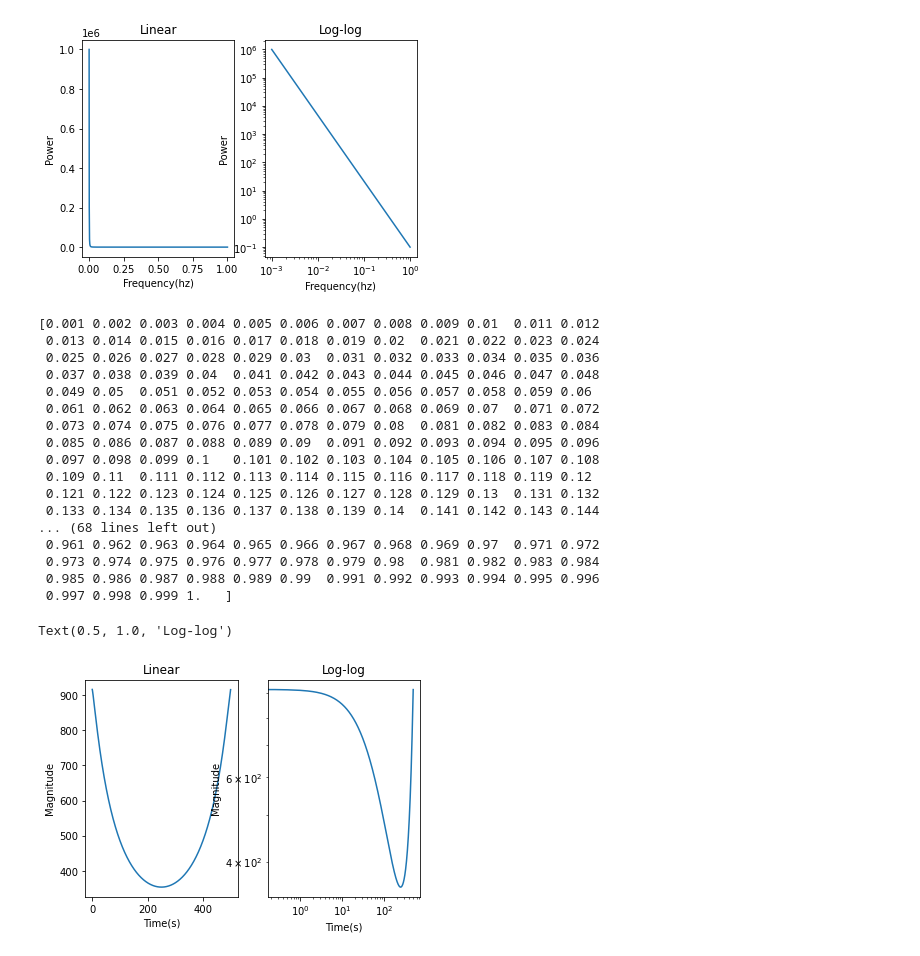
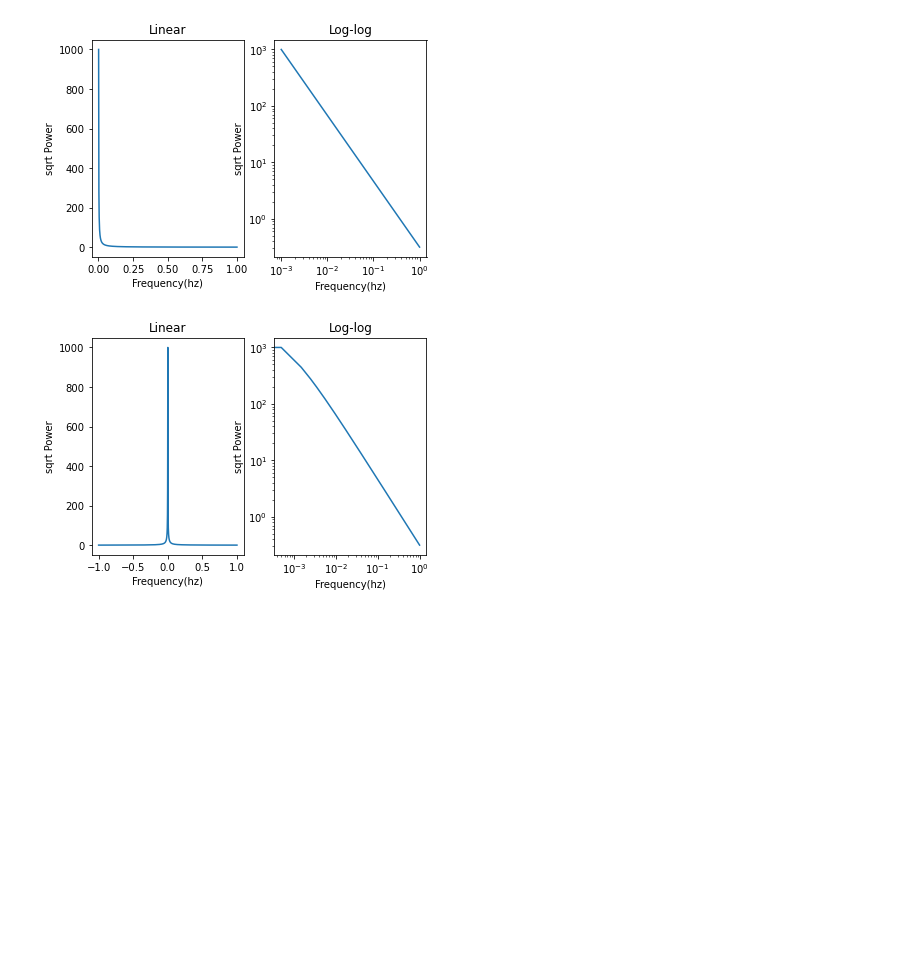
Before and after one commit to jblipper/VERITAS-Summer-Project-2022, a Jupyter notebook: Scripts/FFTs_with_Composition.ipynb, the cells around one changed output. Cells and saved outputs as stored; diff of their text form; code cells hidden in the pictures; blank space fills up the shorter version.

```diff
--- a/Scripts/FFTs_with_Composition.ipynb
+++ b/Scripts/FFTs_with_Composition.ipynb
@@ -197,62 +178,41 @@ compose(t1,y1)
 def P(f):  # model extracted from arXiv:1603.04461v1 figure 3
     return 0.1*f**(-7/3)
 f=np.linspace(0.001,1,1000)
-#f=np.linspace(0.001,1,999999)
-#w=2*np.pi*f
-P=P(f)
-#q=input('0 for linear; 1 for log-log')
-#if q==0:
+P0=P(f)
+rP0=np.sqrt(P0)
+
 plt.subplot(1,2,1)
-#plt.plot(w,P)
-plt.plot(f,P)
+plt.plot(f,rP0)
 plt.title('Linear')
-#plt.xlabel('Angular Frequency(rad/s)')
 plt.xlabel('Frequency(hz)')
-plt.ylabel('Power')
-#if q==1:
+plt.ylabel('sqrt Power')
+
 plt.subplot(1,2,2)
-#plt.loglog(w,P)
-plt.loglog(f,P)
+plt.loglog(f,rP0)
 plt.title('Log-log')
-#plt.xlabel('Angular Frequency(rad/s)')
 plt.xlabel('Frequency(hz)')
-plt.ylabel('Power')
+plt.ylabel('sqrt Power')
 plt.show()
 # %% [output]
-[figure, old version]
+[figure, new version]
 # %%
-#invF(f,P)
-x,y=invF(f,P,output='yes',plot='no')  #inverse fourier transform applied to model
+rP1=[]    #adding imaginary part of frequency domain to model
+for i in range(len(rP0)):
+    rP1.append(rP0[-i-1])
+rP=np.concatenate([rP1,rP0])
+f=np.linspace(-1,1,2000)
+
 plt.subplot(1,2,1)
-plt.plot(x,y)
-plt.xlabel('Time(s)')
-plt.ylabel('Magnitude')
+plt.plot(f,rP)
 plt.title('Linear')
-
-
+plt.xlabel('Frequency(hz)')
+plt.ylabel('sqrt Power')
 
 plt.subplot(1,2,2)
-plt.loglog(x,y)
-plt.xlabel('Time(s)')
-plt.ylabel('Magnitude')
+plt.loglog(f,rP)
 plt.title('Log-log')
+plt.xlabel('Frequency(hz)')
+plt.ylabel('sqrt Power')
+plt.show()
 # %% [output]
-[0.001 0.002 0.003 0.004 0.005 0.006 0.007 0.008 0.009 0.01  0.011 0.012
- 0.013 0.014 0.015 0.016 0.017 0.018 0.019 0.02  0.021 0.022 0.023 0.024
- 0.025 0.026 0.027 0.028 0.029 0.03  0.031 0.032 0.033 0.034 0.035 0.036
- 0.037 0.038 0.039 0.04  0.041 0.042 0.043 0.044 0.045 0.046 0.047 0.048
- 0.049 0.05  0.051 0.052 0.053 0.054 0.055 0.056 0.057 0.058 0.059 0.06
- 0.061 0.062 0.063 0.064 0.065 0.066 0.067 0.068 0.069 0.07  0.071 0.072
- 0.073 0.074 0.075 0.076 0.077 0.078 0.079 0.08  0.081 0.082 0.083 0.084
- 0.085 0.086 0.087 0.088 0.089 0.09  0.091 0.092 0.093 0.094 0.095 0.096
- 0.097 0.098 0.099 0.1   0.101 0.102 0.103 0.104 0.105 0.106 0.107 0.108
- 0.109 0.11  0.111 0.112 0.113 0.114 0.115 0.116 0.117 0.118 0.119 0.12
- 0.121 0.122 0.123 0.124 0.125 0.126 0.127 0.128 0.129 0.13  0.131 0.132
- 0.133 0.134 0.135 0.136 0.137 0.138 0.139 0.14  0.141 0.142 0.143 0.144
-... (68 lines left out)
- 0.961 0.962 0.963 0.964 0.965 0.966 0.967 0.968 0.969 0.97  0.971 0.972
- 0.973 0.974 0.975 0.976 0.977 0.978 0.979 0.98  0.981 0.982 0.983 0.984
- 0.985 0.986 0.987 0.988 0.989 0.99  0.991 0.992 0.993 0.994 0.995 0.996
- 0.997 0.998 0.999 1.   ]
-Text(0.5, 1.0, 'Log-log')
-[figure, old version]
+[figure, new version]
```
Also changed, not shown: parts of 5 cells of this notebook.
